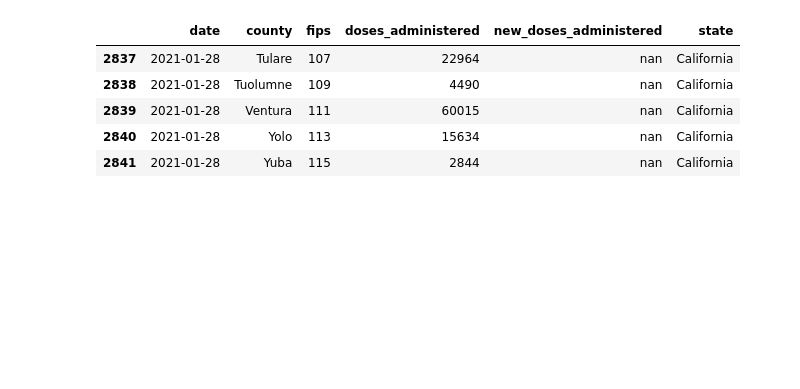
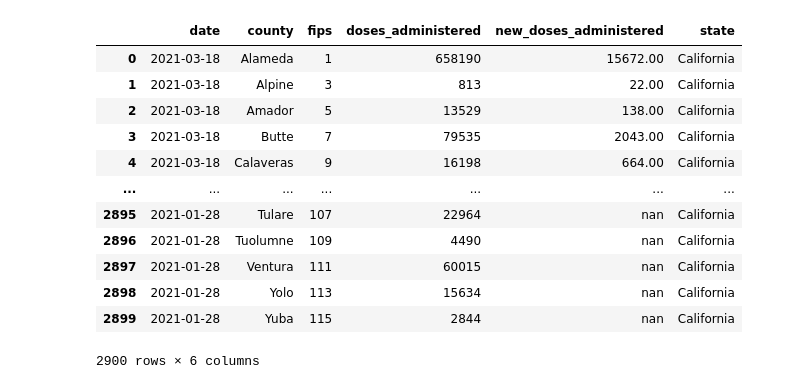
Before and after one commit to menlodoug/covid_crunching, a Jupyter notebook: pandas/COVID Shots by County.ipynb, the cells around one changed output. Saved outputs shown, nothing was run; the diff lists cells and outputs as text; code cells hidden in the pictures; blank space fills up the shorter version.

```diff
--- a/pandas/COVID Shots by County.ipynb
+++ b/pandas/COVID Shots by County.ipynb
@@ -6,13 +6,20 @@ pd.options.display.float_format = '{:.2f}'.format
 # %%
 vaccine_df = pd.read_csv('https://raw.githubusercontent.com/datadesk/california-coronavirus-data/master/cdph-vaccination-county-totals.csv')
 vaccine_df['state'] = 'California'
-vaccine_df.tail(5)
+vaccine_df
 # %% [output]
 |  | date | county | fips | doses_administered | new_doses_administered | state |
-| 2837 | 2021-01-28 | Tulare | 107 | 22964 | nan | California |
-| 2838 | 2021-01-28 | Tuolumne | 109 | 4490 | nan | California |
-| 2839 | 2021-01-28 | Ventura | 111 | 60015 | nan | California |
-| 2840 | 2021-01-28 | Yolo | 113 | 15634 | nan | California |
-| 2841 | 2021-01-28 | Yuba | 115 | 2844 | nan | California |
+| 0 | 2021-03-18 | Alameda | 1 | 658190 | 15672.00 | California |
+| 1 | 2021-03-18 | Alpine | 3 | 813 | 22.00 | California |
+| 2 | 2021-03-18 | Amador | 5 | 13529 | 138.00 | California |
+| 3 | 2021-03-18 | Butte | 7 | 79535 | 2043.00 | California |
+| 4 | 2021-03-18 | Calaveras | 9 | 16198 | 664.00 | California |
+| ... | ... | ... | ... | ... | ... | ... |
+| 2895 | 2021-01-28 | Tulare | 107 | 22964 | nan | California |
+| 2896 | 2021-01-28 | Tuolumne | 109 | 4490 | nan | California |
+| 2897 | 2021-01-28 | Ventura | 111 | 60015 | nan | California |
+| 2898 | 2021-01-28 | Yolo | 113 | 15634 | nan | California |
+| 2899 | 2021-01-28 | Yuba | 115 | 2844 | nan | California |
+2900 rows × 6 columns
 # %%
 vaccine_df.to_csv('cdph-vaccination-county-totals.csv', index=False)
```
Also changed, not shown: 37 other files.
